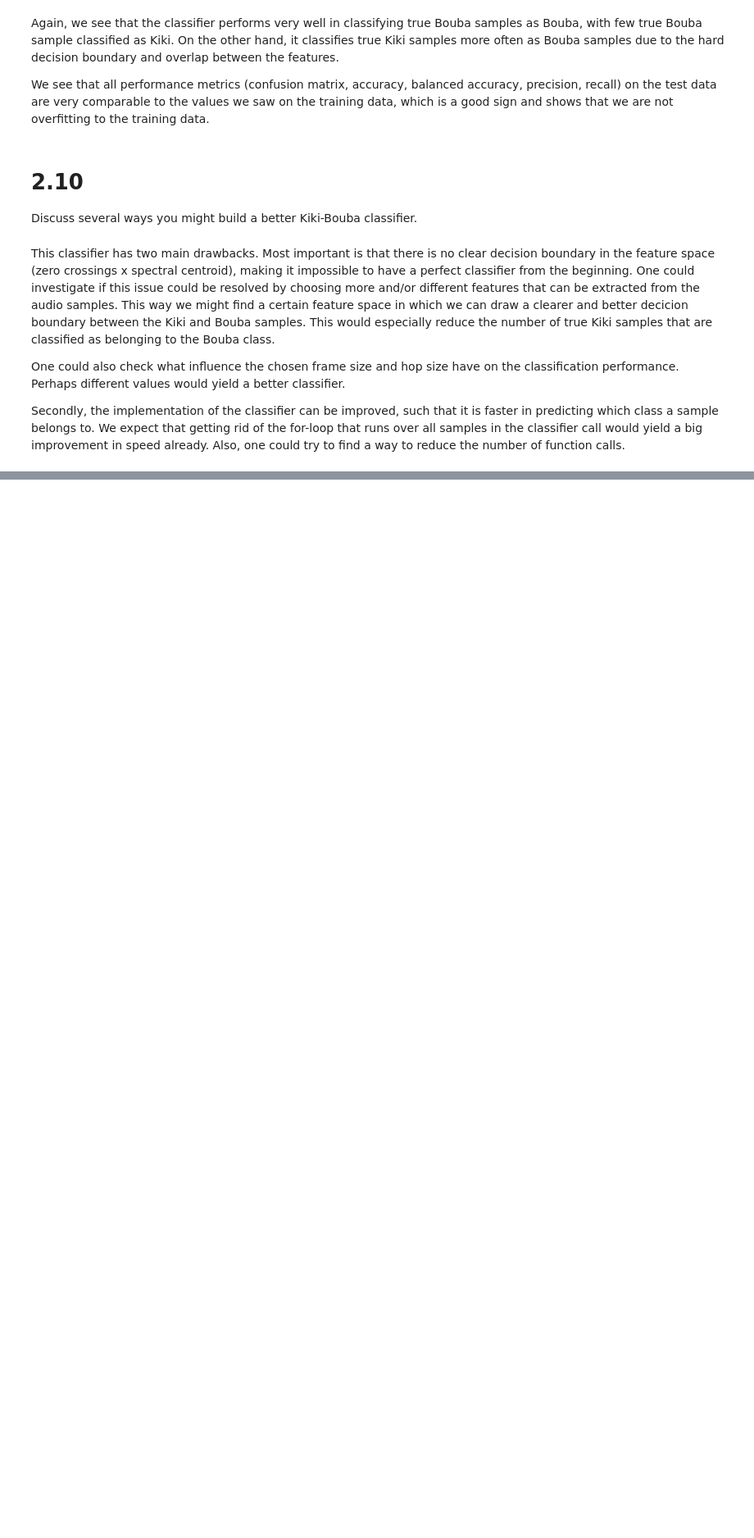
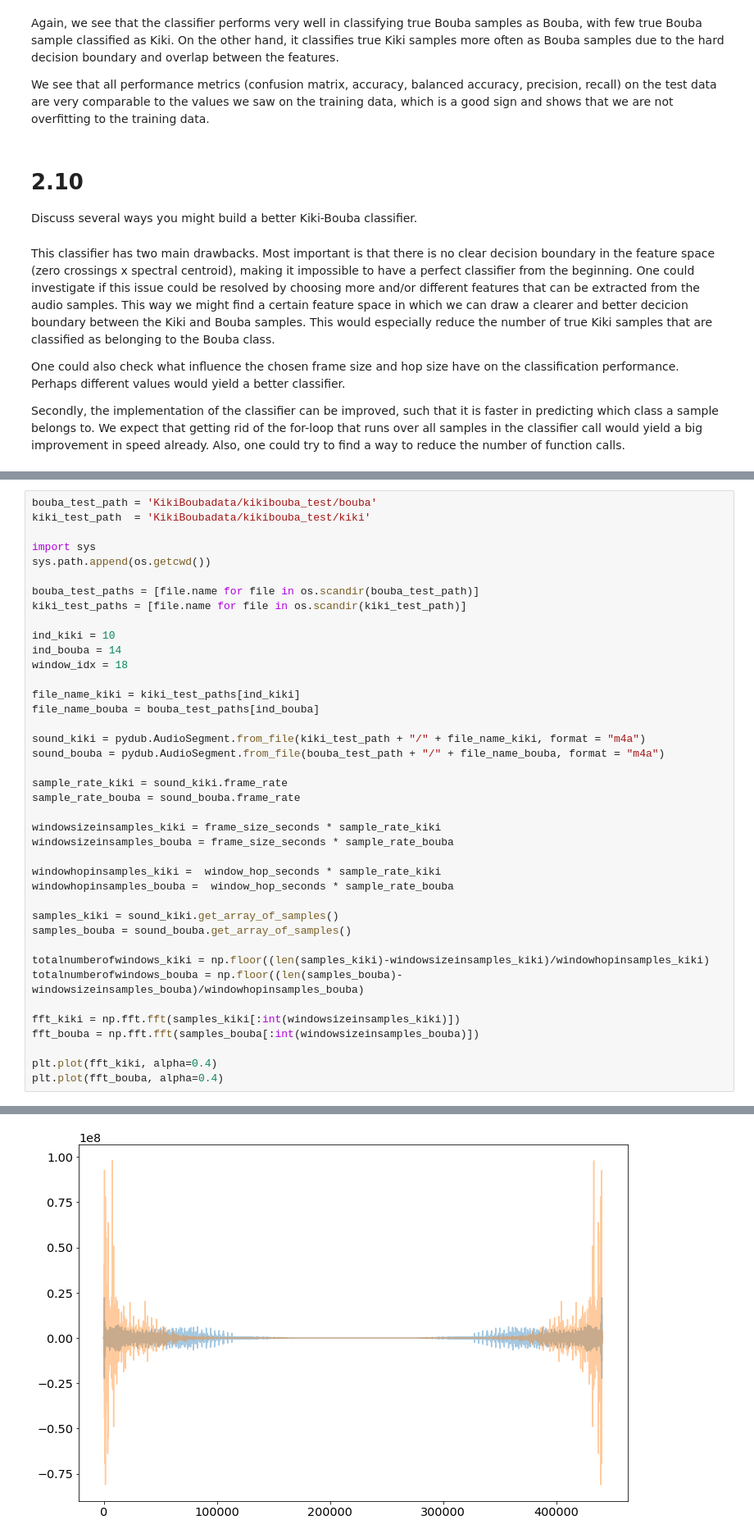
Before and after one commit to sergi-andreu/MusicInformatics, a Jupyter notebook: Lab 2 Machine Learnings/DT2470_lab02_Carsten_Sergi.ipynb, the cells around one changed output, grey strips where cells are left out. Shown at 82% size. Saved outputs shown, nothing was run; the diff lists cells and outputs as text; blank space fills up the shorter version.

```diff
--- a/Lab 2 Machine Learnings/DT2470_lab02.ipynb
+++ b/Lab 2 Machine Learnings/DT2470_lab02_Carsten_Sergi.ipynb
@@ -822,0 +894,41 @@ Secondly, the implementation of the classifier can be improved, such that it is
+# %%
+bouba_test_path = 'KikiBoubadata/kikibouba_test/bouba'
+kiki_test_path  = 'KikiBoubadata/kikibouba_test/kiki'
+
+import sys
+sys.path.append(os.getcwd())
+
+bouba_test_paths = [file.name for file in os.scandir(bouba_test_path)]
+kiki_test_paths = [file.name for file in os.scandir(kiki_test_path)]
+
+ind_kiki = 10
+ind_bouba = 14
+window_idx = 18
+
+file_name_kiki = kiki_test_paths[ind_kiki]
+file_name_bouba = bouba_test_paths[ind_bouba]
+
+sound_kiki = pydub.AudioSegment.from_file(kiki_test_path + "/" + file_name_kiki, format = "m4a")
+sound_bouba = pydub.AudioSegment.from_file(bouba_test_path + "/" + file_name_bouba, format = "m4a")
+
+sample_rate_kiki = sound_kiki.frame_rate
+sample_rate_bouba = sound_bouba.frame_rate
+
+windowsizeinsamples_kiki = frame_size_seconds * sample_rate_kiki
+windowsizeinsamples_bouba = frame_size_seconds * sample_rate_bouba
+
+windowhopinsamples_kiki =  window_hop_seconds * sample_rate_kiki
+windowhopinsamples_bouba =  window_hop_seconds * sample_rate_bouba
+
+samples_kiki = sound_kiki.get_array_of_samples()
+samples_bouba = sound_bouba.get_array_of_samples()
+
+totalnumberofwindows_kiki = np.floor((len(samples_kiki)-windowsizeinsamples_kiki)/windowhopinsamples_kiki)
+totalnumberofwindows_bouba = np.floor((len(samples_bouba)-windowsizeinsamples_bouba)/windowhopinsamples_bouba)
+
+fft_kiki = np.fft.fft(samples_kiki[:int(windowsizeinsamples_kiki)])
+fft_bouba = np.fft.fft(samples_bouba[:int(windowsizeinsamples_bouba)])
+
+plt.plot(fft_kiki, alpha=0.4)
+plt.plot(fft_bouba, alpha=0.4)
+# %% [output]
@@ -822,0 +936 @@ Secondly, the implementation of the classifier can be improved, such that it is
+[figure, added]
```
Also changed, not shown: parts of 41 cells of this notebook, 2 other files.
